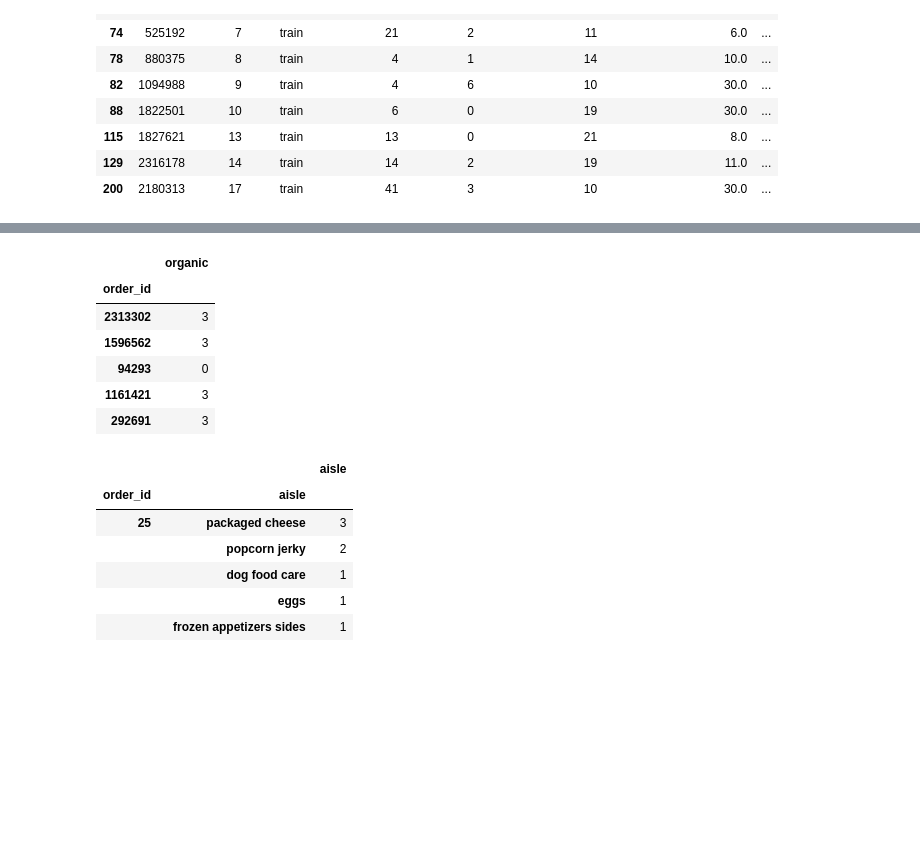
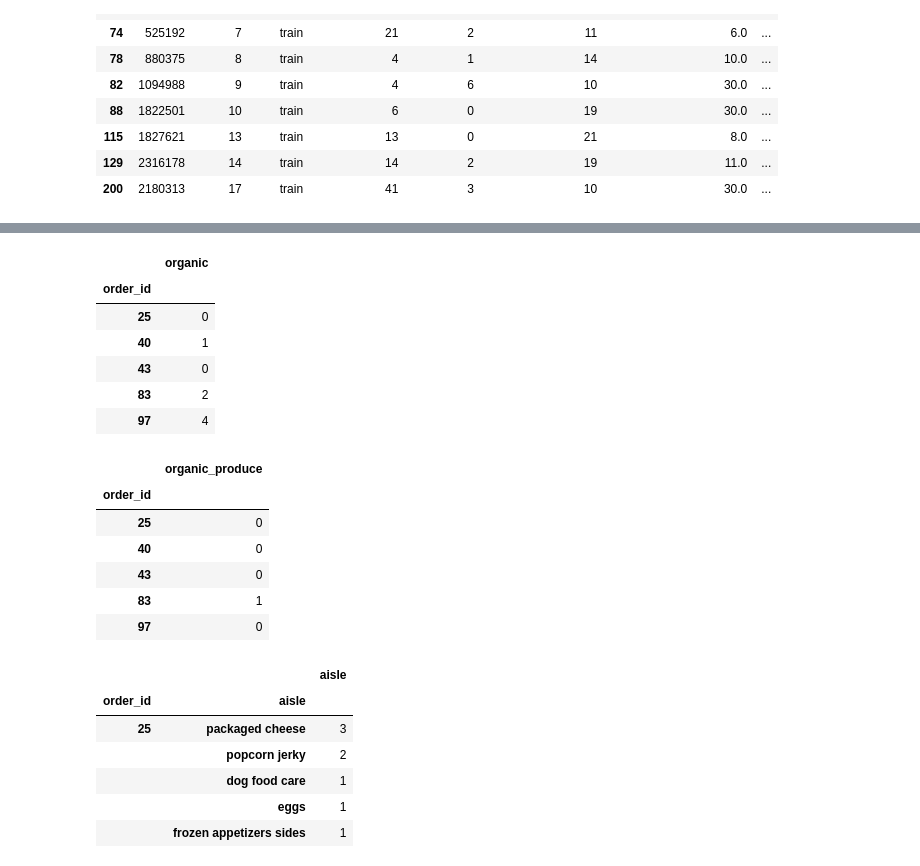
Before and after one commit to jeffcfho/OrganicFoodBuyers, a Jupyter notebook: 0_instacart_eda.ipynb, the cells around one changed output, grey strips where cells are left out. Saved outputs shown, nothing was run; the diff lists cells and outputs as text; code cells hidden in the pictures; blank space fills up the shorter version.

```diff
--- a/0_instacart_eda.ipynb
+++ b/0_instacart_eda.ipynb
@@ -827,17 +848,28 @@ Wall time: 5.41 s
 # %%
 #add organic status to previous order table
 
 # sum all the organic products in each order:
 orders_prev_organic = orders_products_prev[['order_id','organic']].groupby(['order_id']).sum()
-orders_prev_organic.sample(5)
+display(orders_prev_organic.head(5))
+
+# sum all the organic products in each order:
+orders_prev_organic_produce = orders_products_prev[['order_id','organic_produce']].groupby(['order_id']).sum()
+orders_prev_organic_produce.head(5)
 # %% [output]
 |  | organic |
 | order_id |  |
-| 2313302 | 3 |
-| 1596562 | 3 |
-| 94293 | 0 |
-| 1161421 | 3 |
-| 292691 | 3 |
+| 25 | 0 |
+| 40 | 1 |
+| 43 | 0 |
+| 83 | 2 |
+| 97 | 4 |
+|  | organic_produce |
+| order_id |  |
+| 25 | 0 |
+| 40 | 0 |
+| 43 | 0 |
+| 83 | 1 |
+| 97 | 0 |
 # %%
 %%time
 
```
Also changed, not shown: parts of 11 cells of this notebook, 15 other files.
